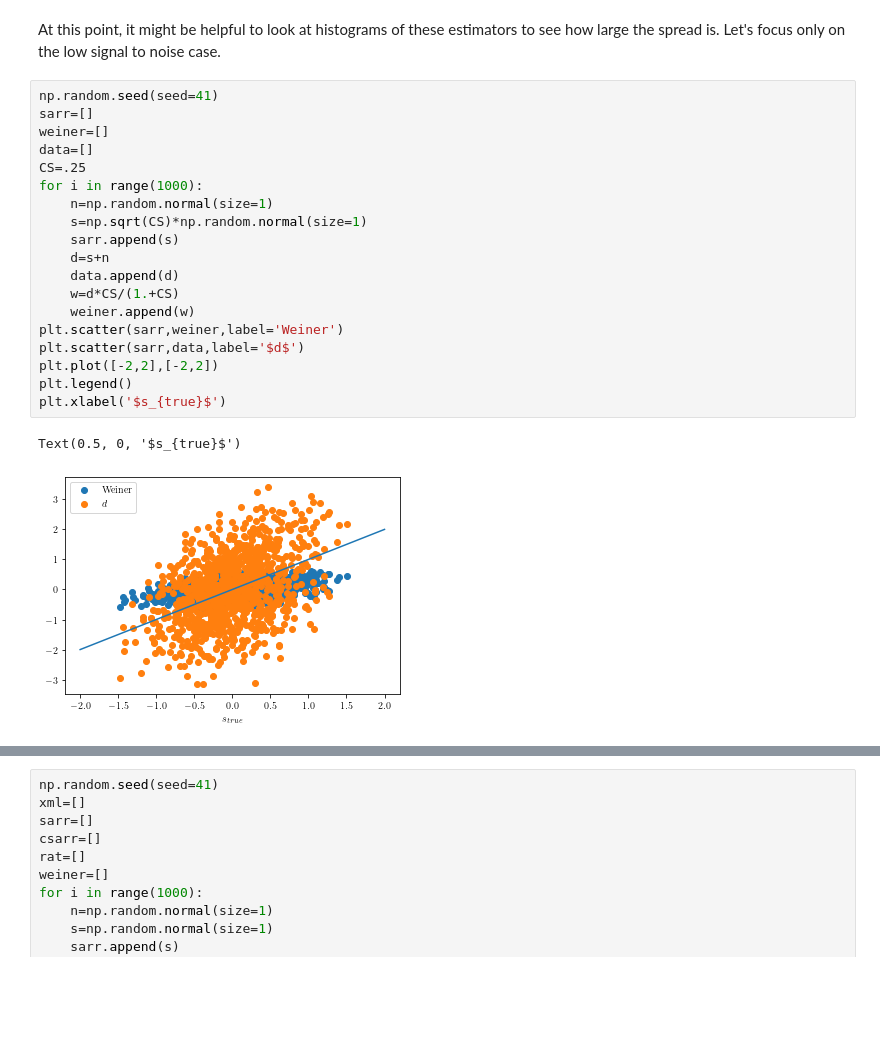
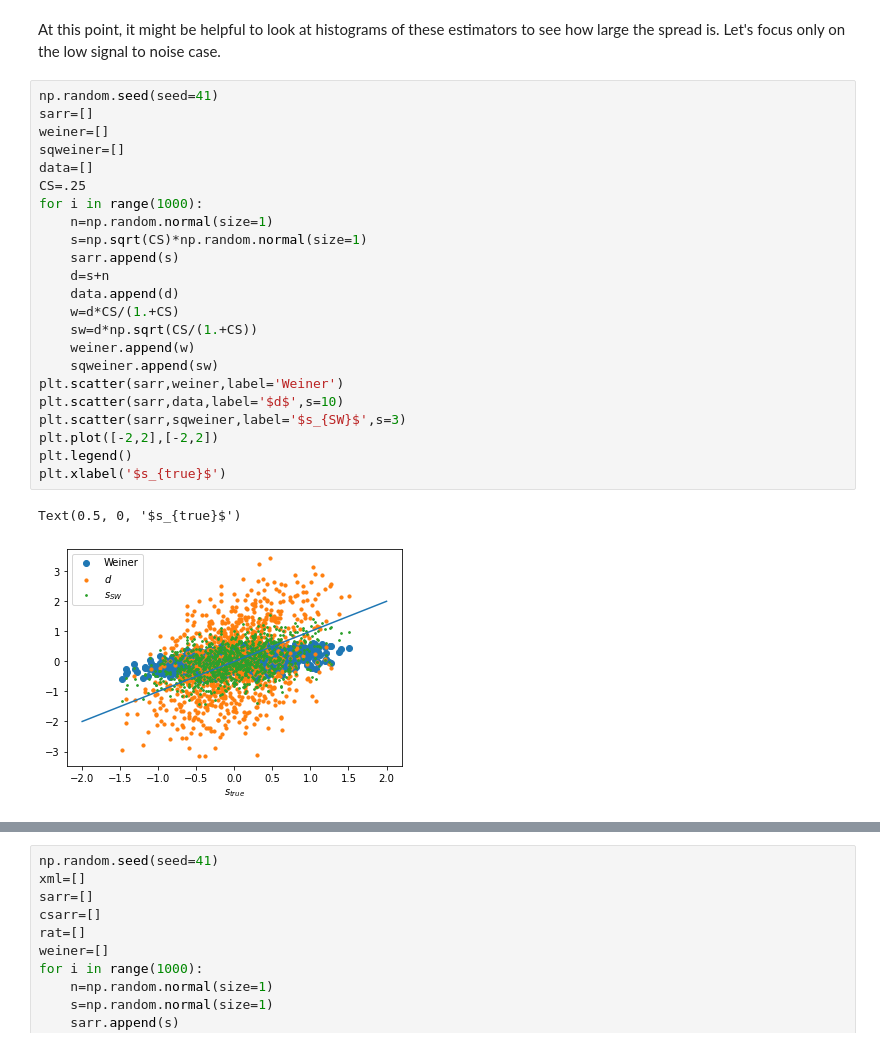
Before and after one commit to dodelson/aiphysics, a Jupyter notebook: weiner_emcee.ipynb, the cells around one changed output, grey strips where cells are left out. Saved outputs shown, nothing was run; the diff lists cells and outputs as text; blank space fills up the shorter version.

```diff
--- a/weiner_emcee.ipynb
+++ b/weiner_emcee.ipynb
@@ -306,24 +309,28 @@ At this point, it might be helpful to look at histograms of these estimators to
 # %%
 np.random.seed(seed=41)
 sarr=[]
 weiner=[]
+sqweiner=[]
 data=[]
 CS=.25
 for i in range(1000):
     n=np.random.normal(size=1)
     s=np.sqrt(CS)*np.random.normal(size=1)
     sarr.append(s)
     d=s+n
     data.append(d)
     w=d*CS/(1.+CS)
+    sw=d*np.sqrt(CS/(1.+CS))
     weiner.append(w)
+    sqweiner.append(sw)
 plt.scatter(sarr,weiner,label='Weiner')
-plt.scatter(sarr,data,label='$d$')
+plt.scatter(sarr,data,label='$d$',s=10)
+plt.scatter(sarr,sqweiner,label='$s_{SW}$',s=3)
 plt.plot([-2,2],[-2,2])
 plt.legend()
 plt.xlabel('$s_{true}$')
 # %% [output]
 Text(0.5, 0, '$s_{true}$')
-[figure, old version]
+[figure, new version]
 # %%
 weiner=np.array(weiner)
```
Also changed, not shown: parts of 18 cells of this notebook, 1 other file.
